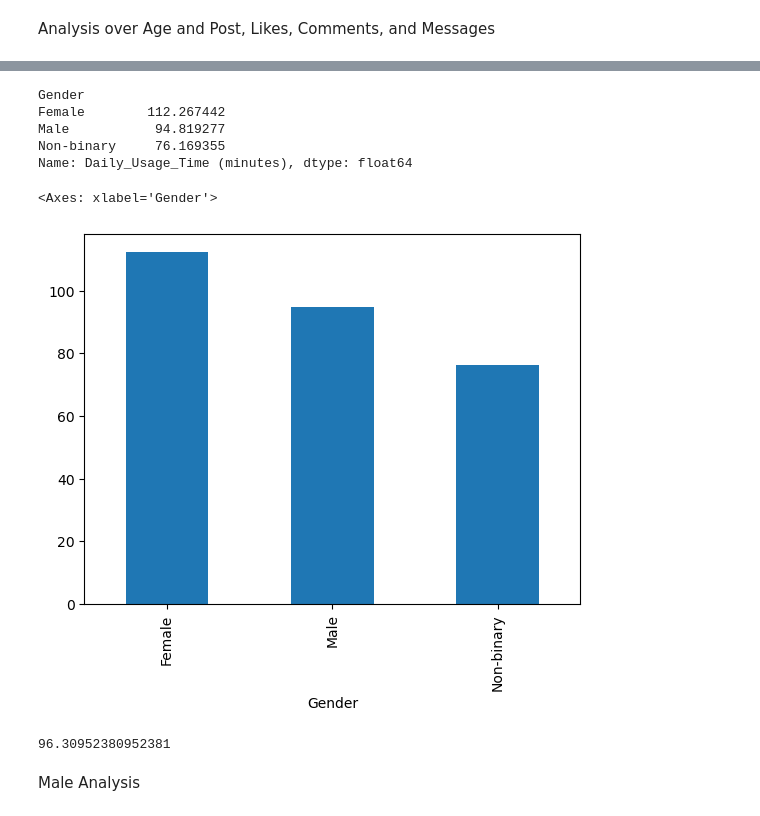
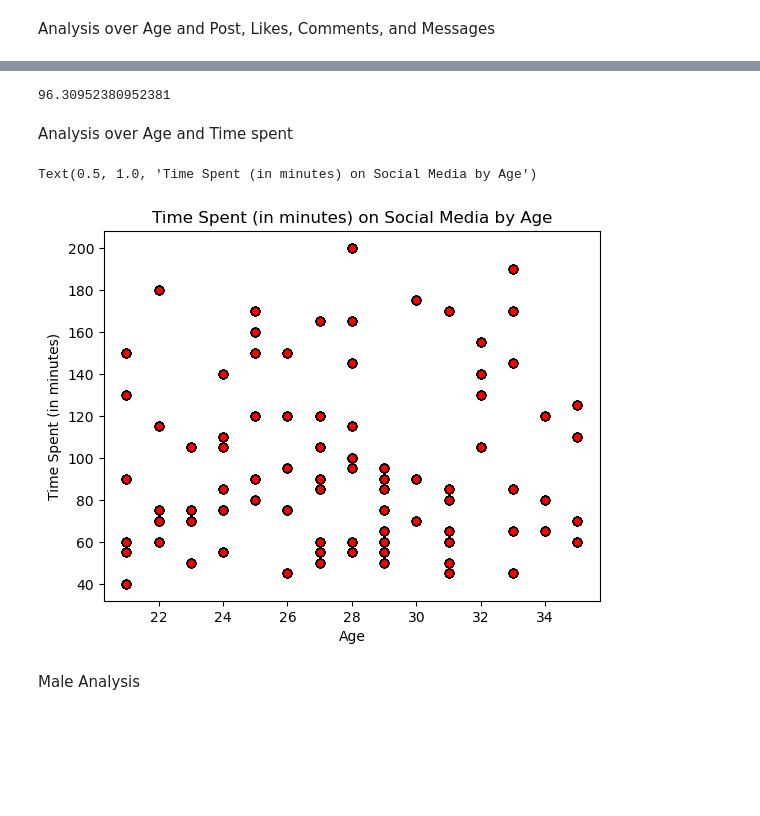
Before and after one commit to cindyd97/Analyzing-Social-Media-And-Emotions, a Jupyter notebook: Cindy's_work/Analysis.ipynb, the cells around one changed output, grey strips where cells are left out. Drawn from its saved outputs; the diff is of its cells as text; code cells hidden in the pictures; blank space fills up the shorter version.

```diff
--- a/Cindy's_work/Analysis.ipynb
+++ b/Cindy's_work/Analysis.ipynb
@@ -229,18 +234,7 @@ gender_platform['Non-binary'].plot.pie(autopct='%1.1f%%', startangle=90, shadow=
-# %%
-#Group the data by gender and calculate the usage time
-gender_usage = data.groupby('Gender')['Daily_Usage_Time (minutes)'].mean()
-#Create a bar chart showing average usage of each platform by gender.
-print(gender_usage)
-gender_usage.plot.bar()
-# %% [output]
-Gender
-Female        112.267442
-Male           94.819277
-Non-binary     76.169355
-Name: Daily_Usage_Time (minutes), dtype: float64
-<Axes: xlabel='Gender'>
-[figure, removed]
-# %%
-data['Daily_Usage_Time (minutes)'].mean()
-# %% [output]
-96.30952380952381
+# %%
+# Calculate what the average overall usage time is
+data['Daily_Usage_Time (minutes)'].mean()
+# %% [output]
+96.30952380952381
+# %% [markdown]
+Analysis over Age and Time spent
@@ -246,0 +246,11 @@ data['Daily_Usage_Time (minutes)'].mean()
+# %%
+#Create a scatter chart to display time spent on social media by age
+x = data['Age']
+y = data['Daily_Usage_Time (minutes)']
+plt.scatter(x,y,color='red',marker= 'o',edgecolors='black')
+plt.xlabel('Age')
+plt.ylabel('Time Spent (in minutes)')
+plt.title('Time Spent (in minutes) on Social Media by Age')
+# %% [output]
+Text(0.5, 1.0, 'Time Spent (in minutes) on Social Media by Age')
+[figure, added]
```
Also changed, not shown: parts of 16 cells of this notebook, 2 other files.
